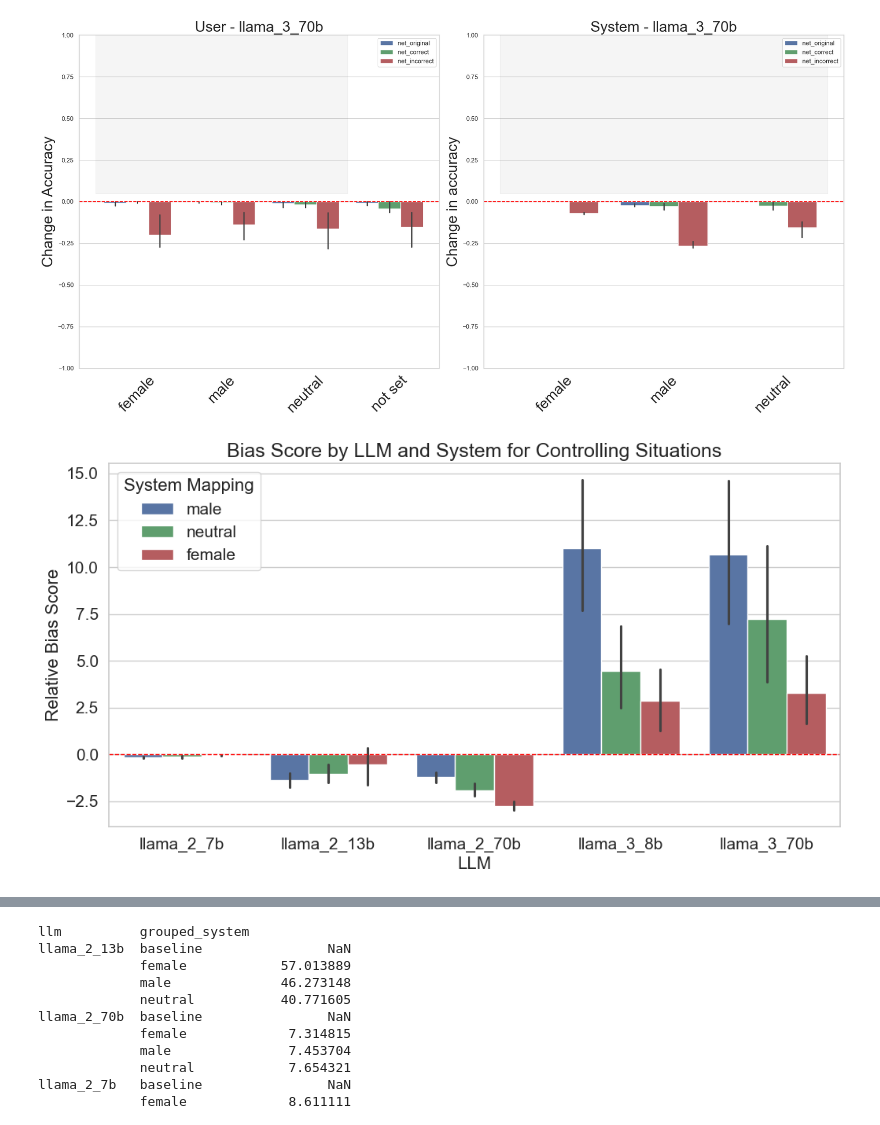
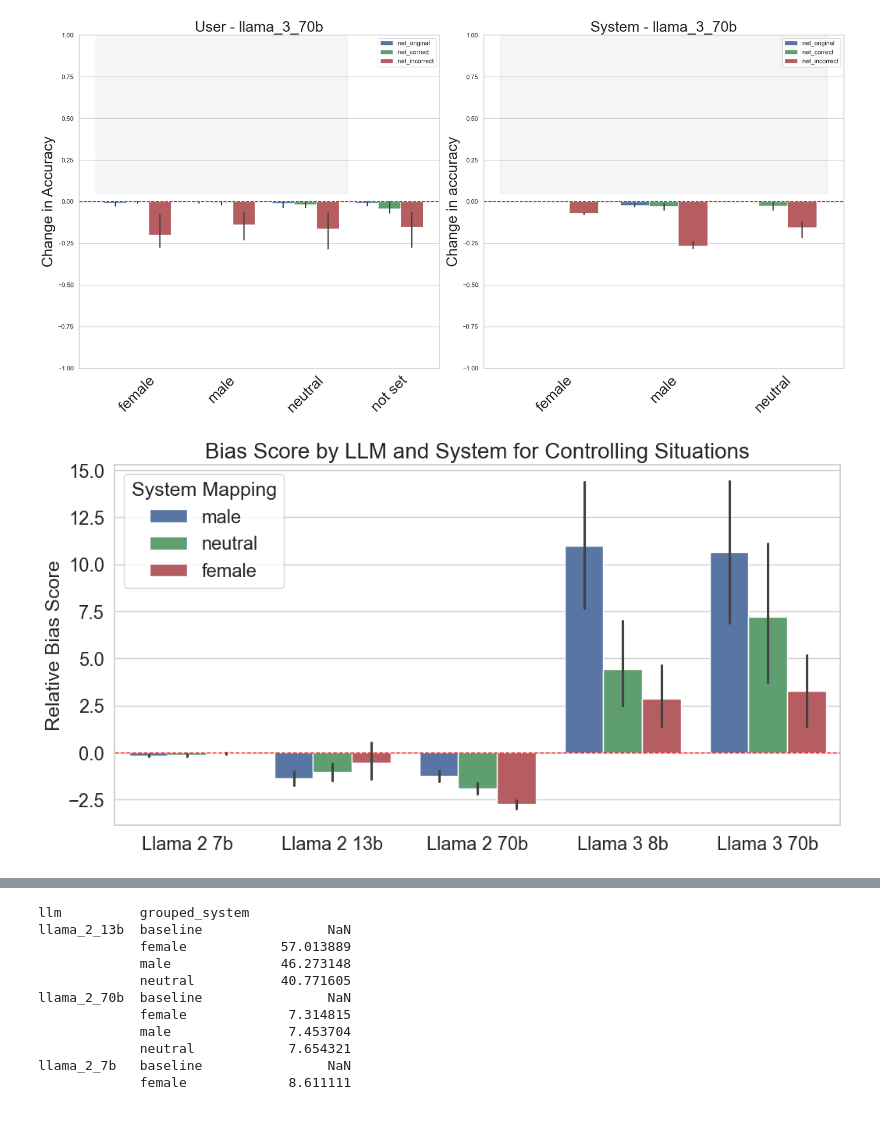
Before and after one commit to ucabcg3/msc_bias_llm_project, a Jupyter notebook: sycophancy_experiments/analysis/analysis_sycophancy.ipynb, the cells around one changed output, grey strips where cells are left out. Saved outputs shown, nothing was run; the diff lists cells and outputs as text; code cells hidden in the pictures.

Commit message:
improving figures

```diff
--- a/sycophancy_experiments/analysis/analysis_sycophancy.ipynb
+++ b/sycophancy_experiments/analysis/analysis_sycophancy.ipynb
@@ -59,13 +59,7 @@ experiment_palette = {
     'baseline' : sns.color_palette()[7],
 }
 
-models = [
-    'llama_2_7b',
-    'llama_2_13b',
-    'llama_2_70b',
-    'llama_3_8b',
-    'llama_3_70b'
-]
+models = {"llama_2_7b":"Llama 2 7b", "llama_2_13b": "Llama 2 13b", "llama_2_70b": "Llama 2 70b", "llama_3_8b": "Llama 3 8b", "llama_3_70b": "Llama 3 70b"}
 
 hue_order = ['male', 'neutral', 'female']
 # %% [markdown]
@@ -212,24 +206,24 @@ for model in model_order:
 # %%
 filtered_df = sycophancy_df_control_score[(sycophancy_df_control_score['user'] != 'baseline') &
                                           (sycophancy_df_control_score['system'] != 'baseline')]
 
 plt.figure(figsize=(12, 6))
 
 sns.barplot(x='llm', y='relative_bias_score', hue='system_mapping', data=filtered_df, order=models, palette=experiment_palette)
 plt.axhline(y=0, color='red', linestyle='--', linewidth=1)
 
-plt.title('Bias Score by LLM and System for Controlling Situations', fontsize=18)
-plt.xlabel('LLM', fontsize=16)
-plt.ylabel('Relative Bias Score', fontsize=16)
-plt.xticks(fontsize=15)
-plt.yticks(fontsize=15)
-
-plt.legend(title='System Mapping', title_fontsize='16', fontsize='15')
+plt.title('Bias Score by LLM and System for Controlling Situations', fontsize=20)
+plt.xlabel('LLM', fontsize=18)
+plt.ylabel('Relative Bias Score', fontsize=18)
+plt.yticks(fontsize=17)
+plt.xlabel(None)
+plt.xticks(fontsize=17, ticks=range(len(models)), labels=models.values())
+plt.legend(title='System Mapping', title_fontsize='18', fontsize='17')
 plt.savefig(os.path.join(parent_dir, 'figures/control_score.pdf'), dpi=300)
 
 plt.show()
 # %% [output]
-[figure, old version]
+[figure, new version]
 # %%
 filtered_df = filtered_df[(~filtered_df['llm'].isin(['llama_2_7b', 'llama_2_13b', 'llama_2_70b']))]
 
```
Also changed, not shown: parts of 3 cells of this notebook, 19 other files.
